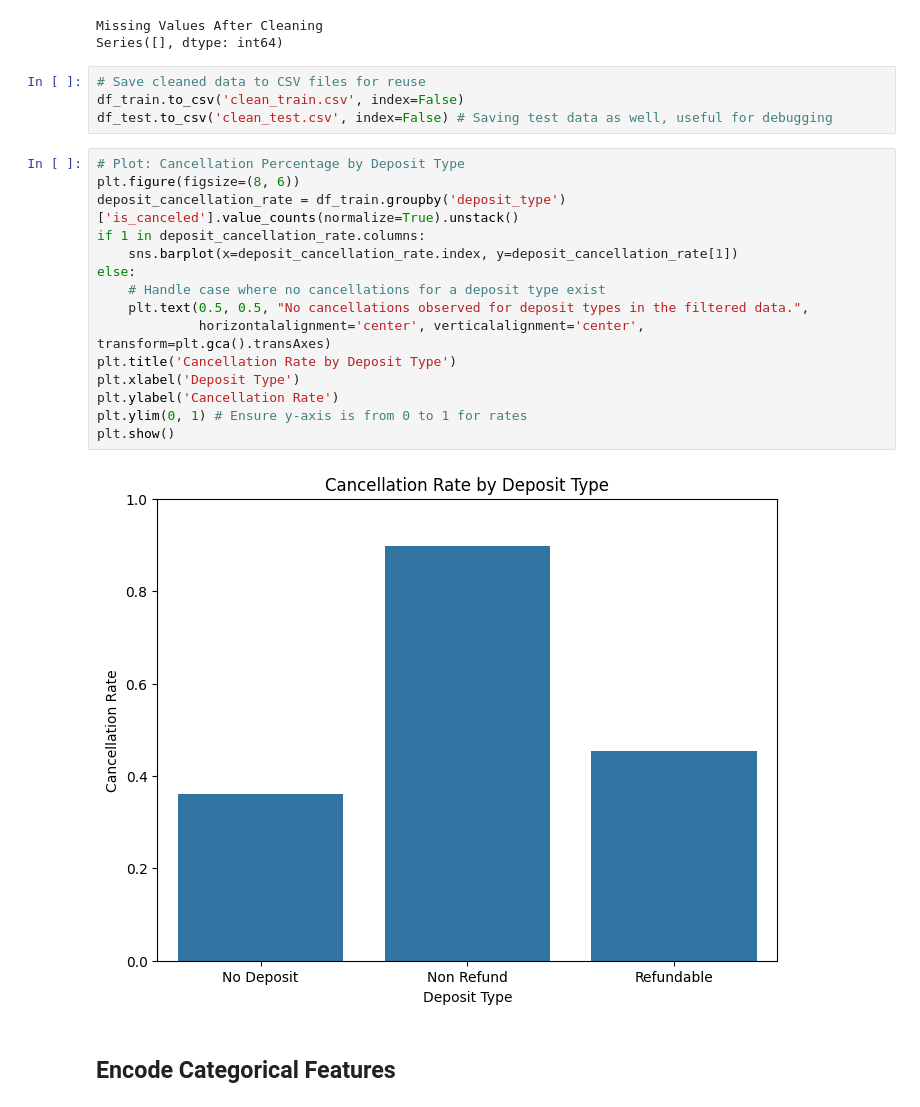
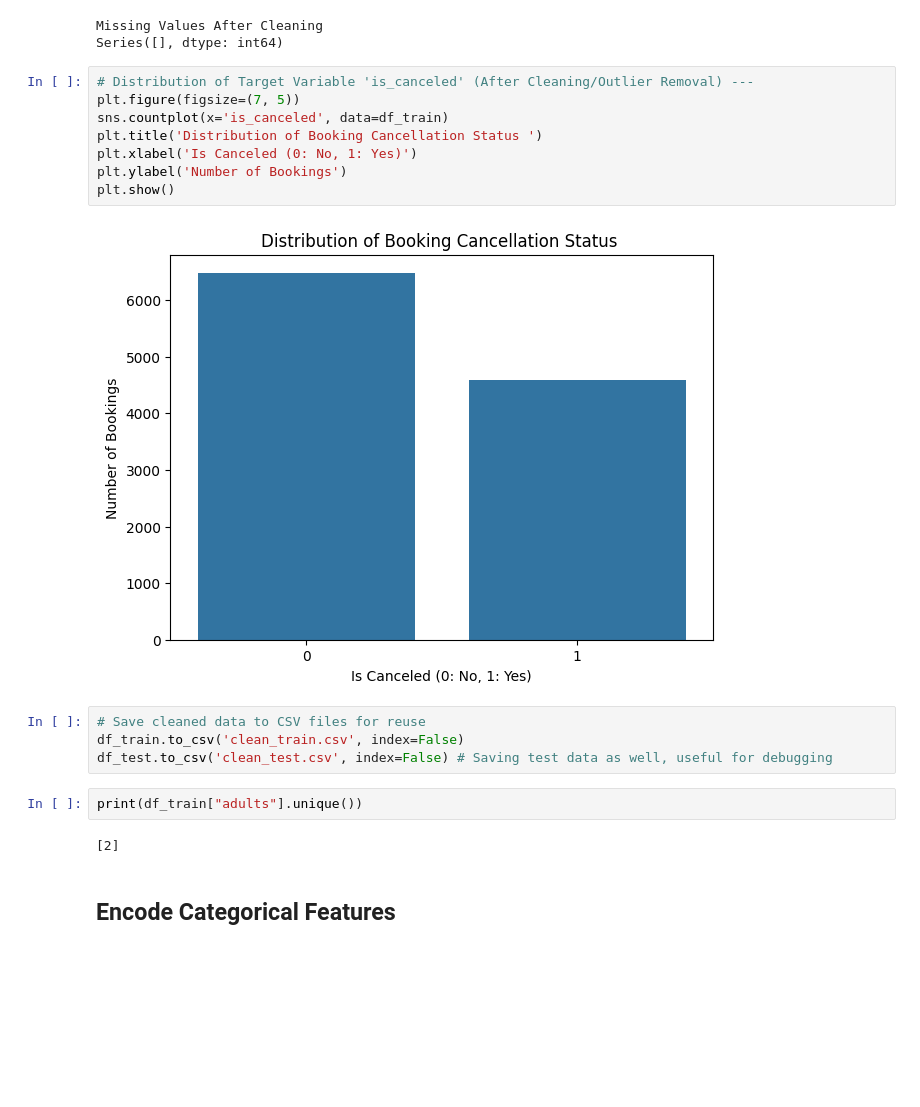
Before and after one commit to Yevheniia-Rudenko/redi_school_ML_AI, a Jupyter notebook: final_project/simple_logistic_regression.ipynb, the cells around one changed output. Cells and saved outputs as stored; diff of their text form; blank space fills up the shorter version.

Commit message:
updated data cleaning

```diff
--- a/final_project/simple_logistic_regression.ipynb
+++ b/final_project/simple_logistic_regression.ipynb
@@ -210,27 +234,24 @@ print(missing_values_cleaned[missing_values_cleaned > 0]) # Should be empty for
 # %% [output]
 Missing Values After Cleaning
 Series([], dtype: int64)
+# %%
+# Distribution of Target Variable 'is_canceled' (After Cleaning/Outlier Removal) ---
+plt.figure(figsize=(7, 5))
+sns.countplot(x='is_canceled', data=df_train)
+plt.title('Distribution of Booking Cancellation Status ')
+plt.xlabel('Is Canceled (0: No, 1: Yes)')
+plt.ylabel('Number of Bookings')
+plt.show()
+# %% [output]
+[figure, added]
 # %%
 # Save cleaned data to CSV files for reuse
 df_train.to_csv('clean_train.csv', index=False)
 df_test.to_csv('clean_test.csv', index=False) # Saving test data as well, useful for debugging
-# %%
-# Plot: Cancellation Percentage by Deposit Type
-plt.figure(figsize=(8, 6))
-deposit_cancellation_rate = df_train.groupby('deposit_type')['is_canceled'].value_counts(normalize=True).unstack()
-if 1 in deposit_cancellation_rate.columns:
-    sns.barplot(x=deposit_cancellation_rate.index, y=deposit_cancellation_rate[1])
-else:
-    # Handle case where no cancellations for a deposit type exist
-    plt.text(0.5, 0.5, "No cancellations observed for deposit types in the filtered data.",
-             horizontalalignment='center', verticalalignment='center', transform=plt.gca().transAxes)
-plt.title('Cancellation Rate by Deposit Type')
-plt.xlabel('Deposit Type')
-plt.ylabel('Cancellation Rate')
-plt.ylim(0, 1) # Ensure y-axis is from 0 to 1 for rates
-plt.show()
-# %% [output]
-[figure, removed]
+# %%
+print(df_train["adults"].unique())
+# %% [output]
+[2]
 # %% [markdown]
 ## Encode Categorical Features
 # %%
```
Also changed, not shown: parts of 22 cells of this notebook, 5 other files.
